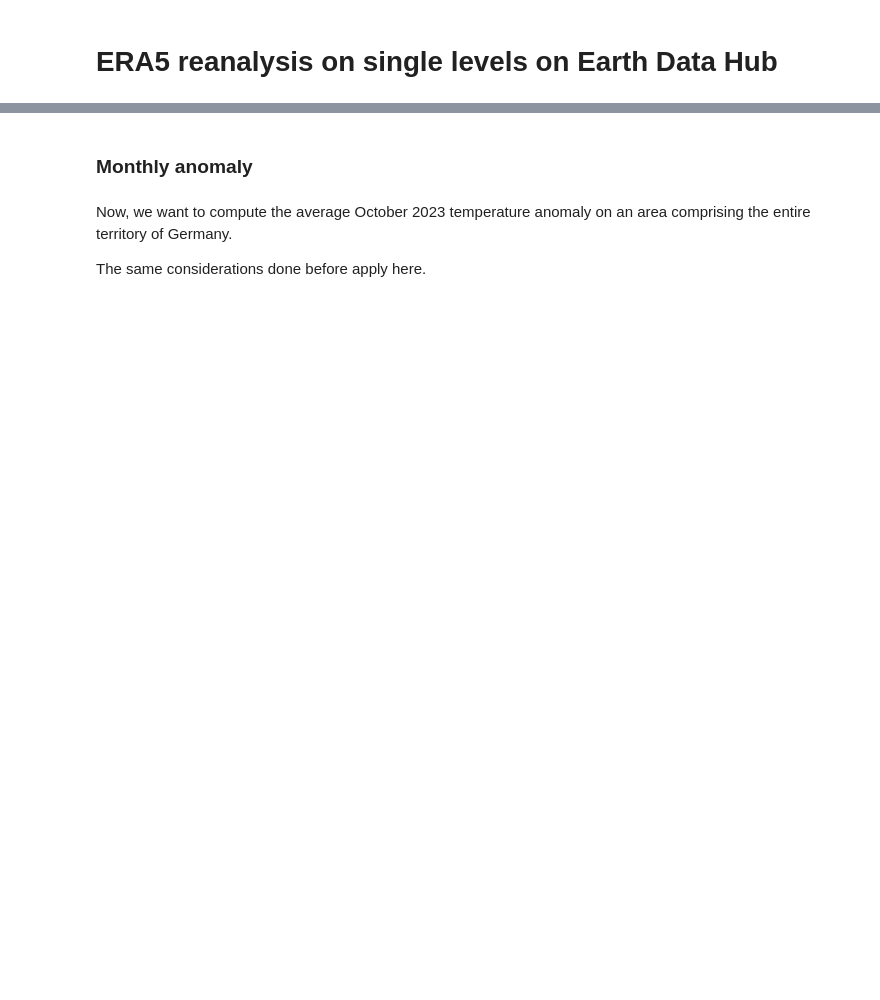
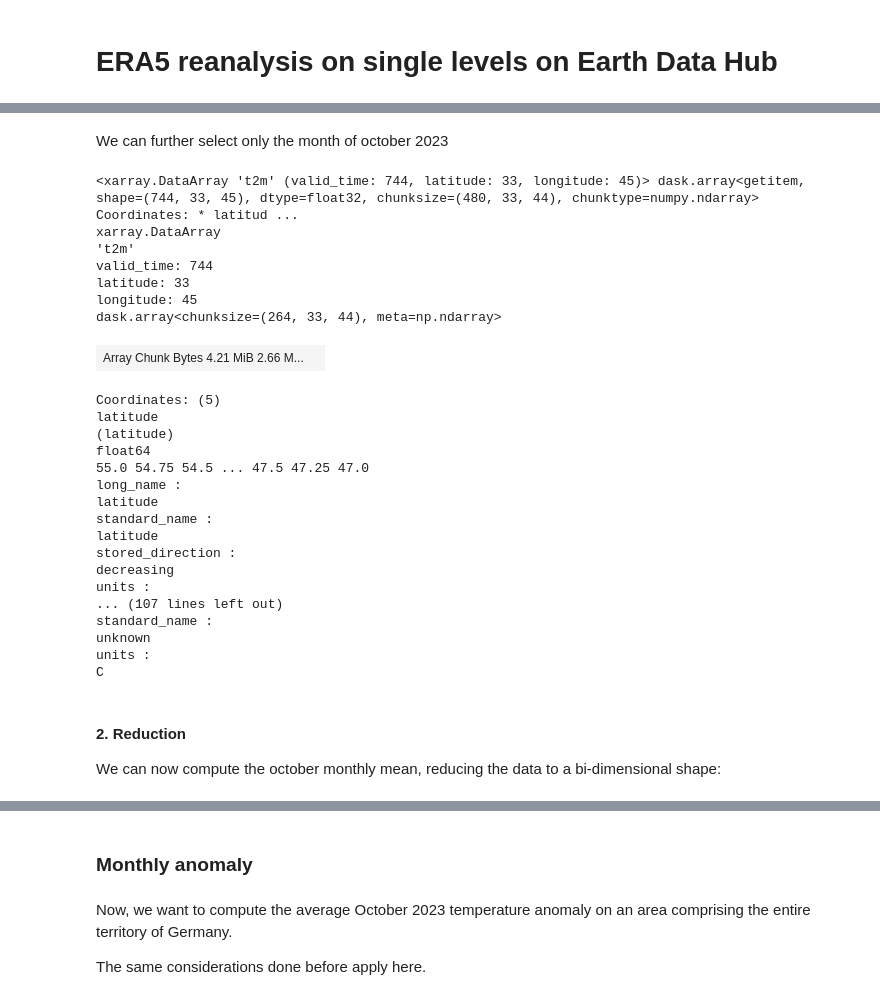
Before and after one commit to bopen/earthdatahub-notebooks, a Jupyter notebook: use-cases/tutorial-era5-reanalysis-era5-single-levels.ipynb, the cells around one changed output, grey strips where cells are left out. Saved outputs shown, nothing was run; the diff lists cells and outputs as text; code cells hidden in the pictures; blank space fills up the shorter version.

```diff
--- a/use-cases/tutorial-era5-reanalysis-era5-single-levels.ipynb
+++ b/use-cases/tutorial-era5-reanalysis-era5-single-levels.ipynb
@@ -44,0 +192,35 @@ t2m_area_month_mean
+# %% [markdown]
+We can further select only the month of october 2023
+# %%
+t2m_area_month = t2m_area.sel(valid_time="2023-10")
+t2m_area_month
+# %% [output]
+<xarray.DataArray 't2m' (valid_time: 744, latitude: 33, longitude: 45)> dask.array<getitem, shape=(744, 33, 45), dtype=float32, chunksize=(480, 33, 44), chunktype=numpy.ndarray> Coordinates: * latitud ...
+xarray.DataArray
+'t2m'
+valid_time: 744
+latitude: 33
+longitude: 45
+dask.array<chunksize=(264, 33, 44), meta=np.ndarray>
+| Array Chunk Bytes 4.21 MiB 2.66 M... |  |
+Coordinates: (5)
+latitude
+(latitude)
+float64
+55.0 54.75 54.5 ... 47.5 47.25 47.0
+long_name :
+latitude
+standard_name :
+latitude
+stored_direction :
+decreasing
+units :
+... (107 lines left out)
+standard_name :
+unknown
+units :
+C
+# %% [markdown]
+#### 2. Reduction
+
+We can now compute the october monthly mean, reducing the data to a bi-dimensional shape:
```
Also changed, not shown: parts of 24 cells of this notebook.
